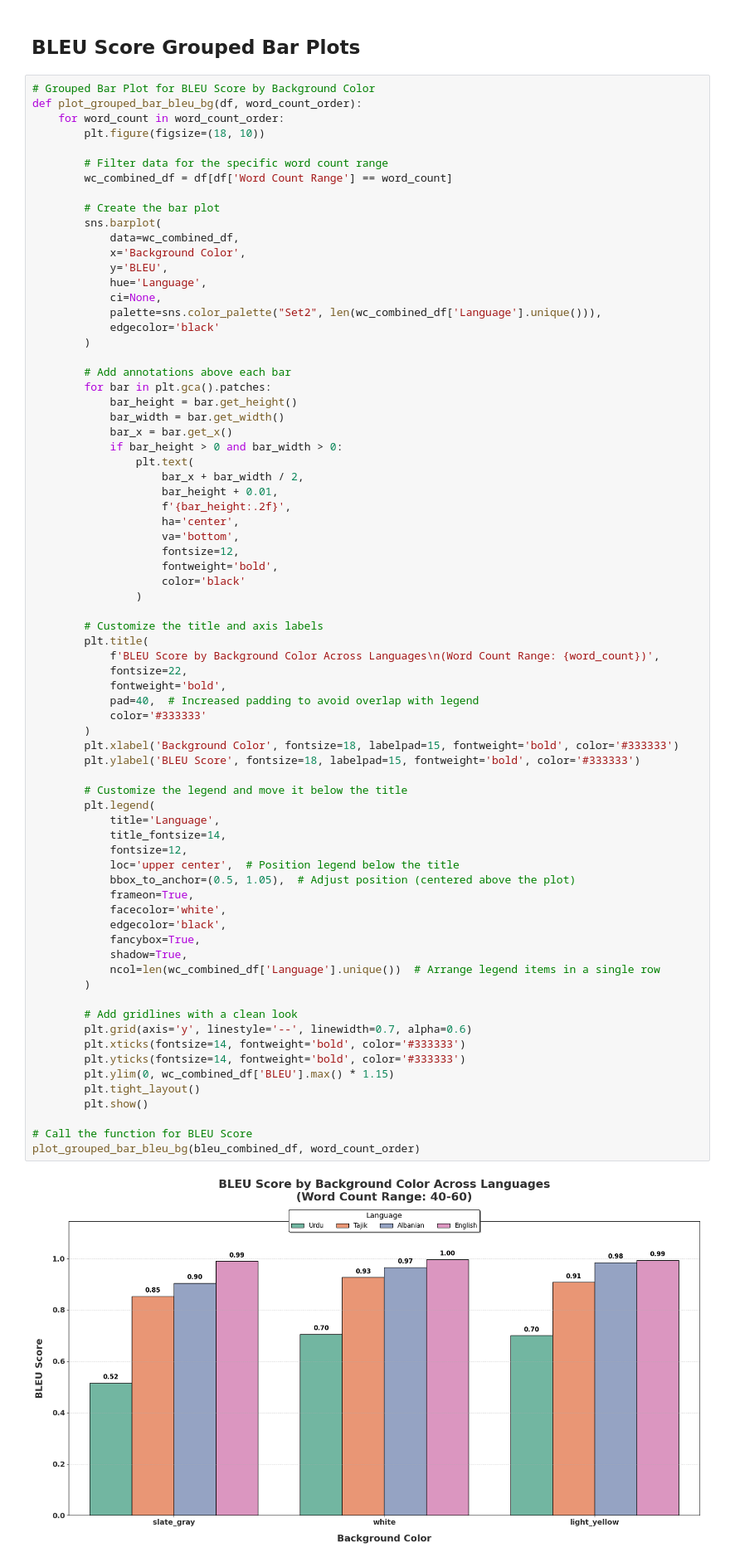
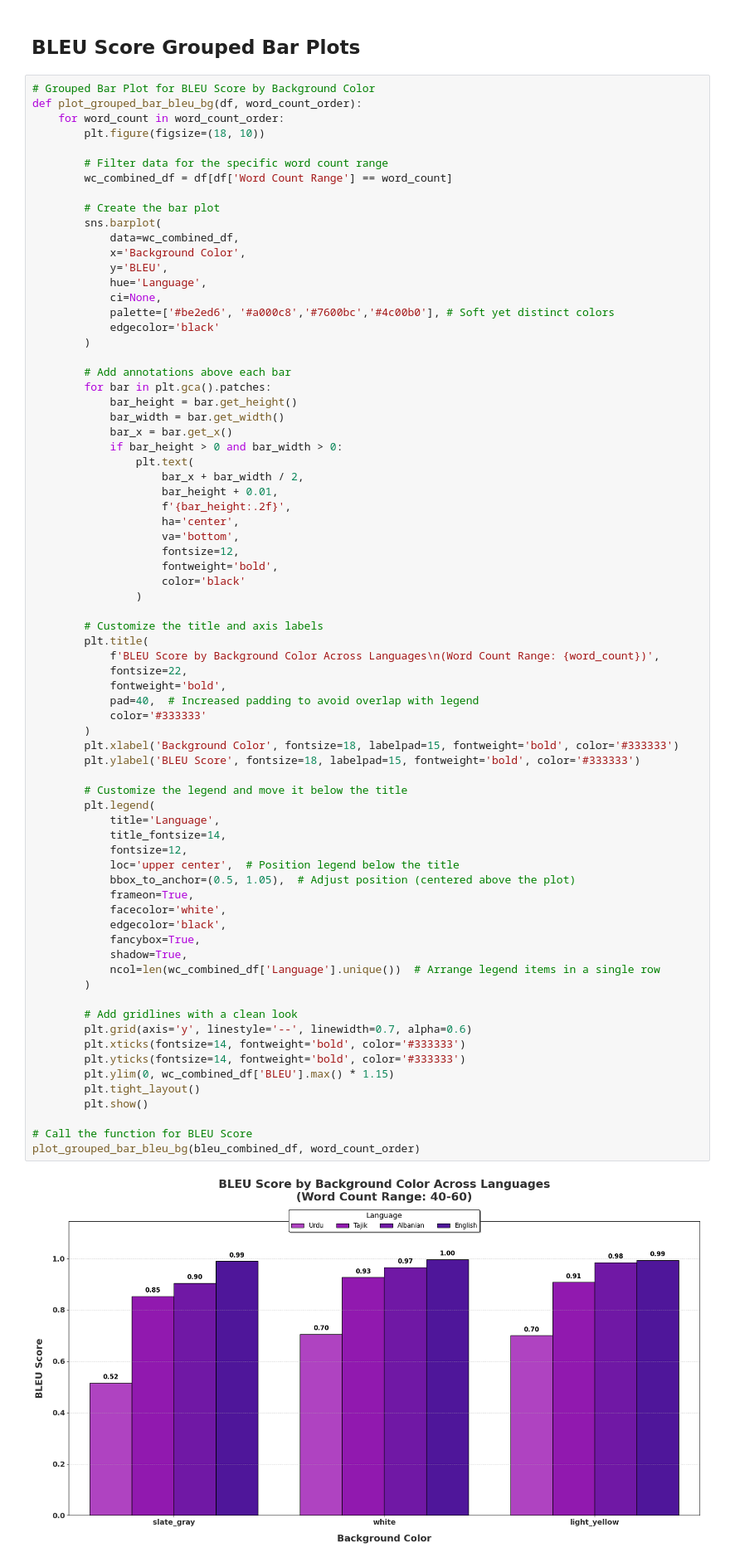
Before and after one commit to abdullahsohaill/CS6303-ResearchProject, a Jupyter notebook: Analysis/BG_Color_Analysis.ipynb, the cells around one changed output. Shown at 83% size. Drawn from its saved outputs; the diff is of its cells as text.

```diff
--- a/Analysis/BG_Color_Analysis.ipynb
+++ b/Analysis/BG_Color_Analysis.ipynb
@@ -652,7 +652,7 @@ def plot_grouped_bar_bleu_bg(df, word_count_order):
             y='BLEU',
             hue='Language',
             ci=None,
-            palette=sns.color_palette("Set2", len(wc_combined_df['Language'].unique())),
+            palette=['#be2ed6', '#a000c8','#7600bc','#4c00b0'], # Soft yet distinct colors
             edgecolor='black'
         )
 
@@ -683,31 +683,31 @@ def plot_grouped_bar_bleu_bg(df, word_count_order):
         )
         plt.xlabel('Background Color', fontsize=18, labelpad=15, fontweight='bold', color='#333333')
         plt.ylabel('BLEU Score', fontsize=18, labelpad=15, fontweight='bold', color='#333333')
 
         # Customize the legend and move it below the title
         plt.legend(
             title='Language',
             title_fontsize=14,
             fontsize=12,
             loc='upper center',  # Position legend below the title
             bbox_to_anchor=(0.5, 1.05),  # Adjust position (centered above the plot)
             frameon=True,
             facecolor='white',
             edgecolor='black',
             fancybox=True,
             shadow=True,
             ncol=len(wc_combined_df['Language'].unique())  # Arrange legend items in a single row
         )
 
         # Add gridlines with a clean look
         plt.grid(axis='y', linestyle='--', linewidth=0.7, alpha=0.6)
         plt.xticks(fontsize=14, fontweight='bold', color='#333333')
         plt.yticks(fontsize=14, fontweight='bold', color='#333333')
         plt.ylim(0, wc_combined_df['BLEU'].max() * 1.15)
         plt.tight_layout()
         plt.show()
 
 # Call the function for BLEU Score
 plot_grouped_bar_bleu_bg(bleu_combined_df, word_count_order)
 # %% [output]
-[figure, old version]
+[figure, new version]
```
Also changed, not shown: parts of 2 cells of this notebook, 2 other files.
